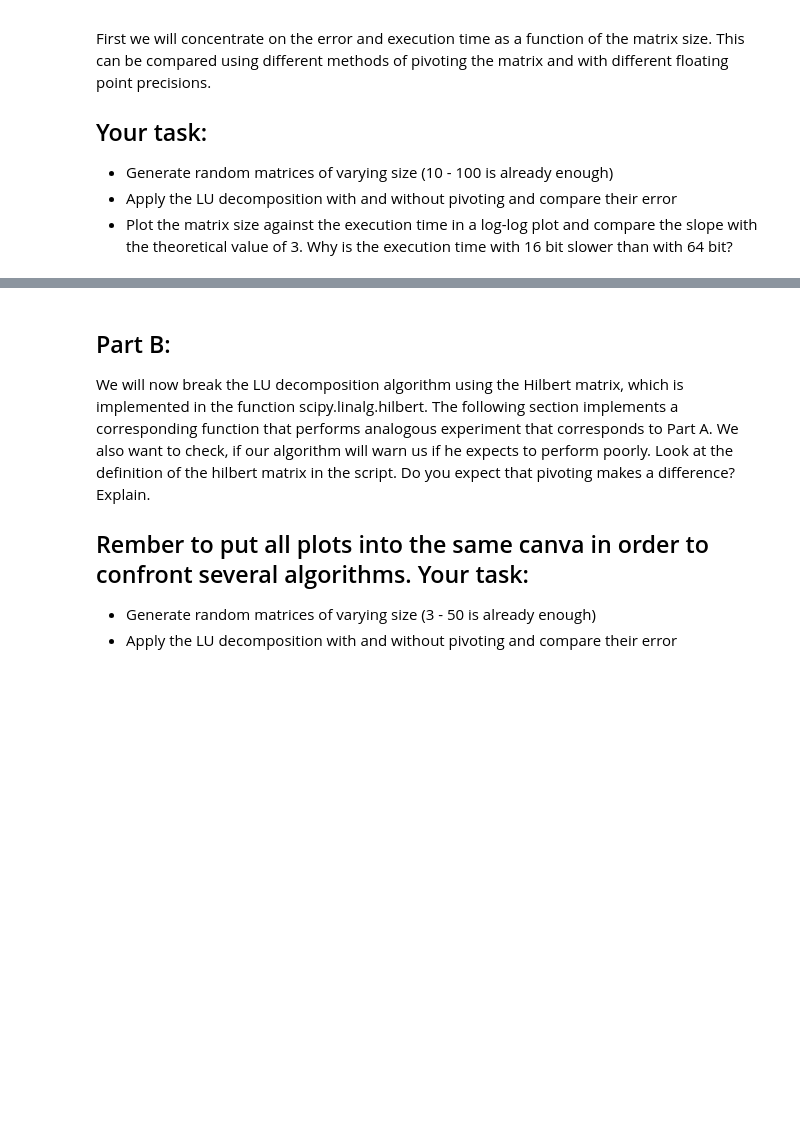
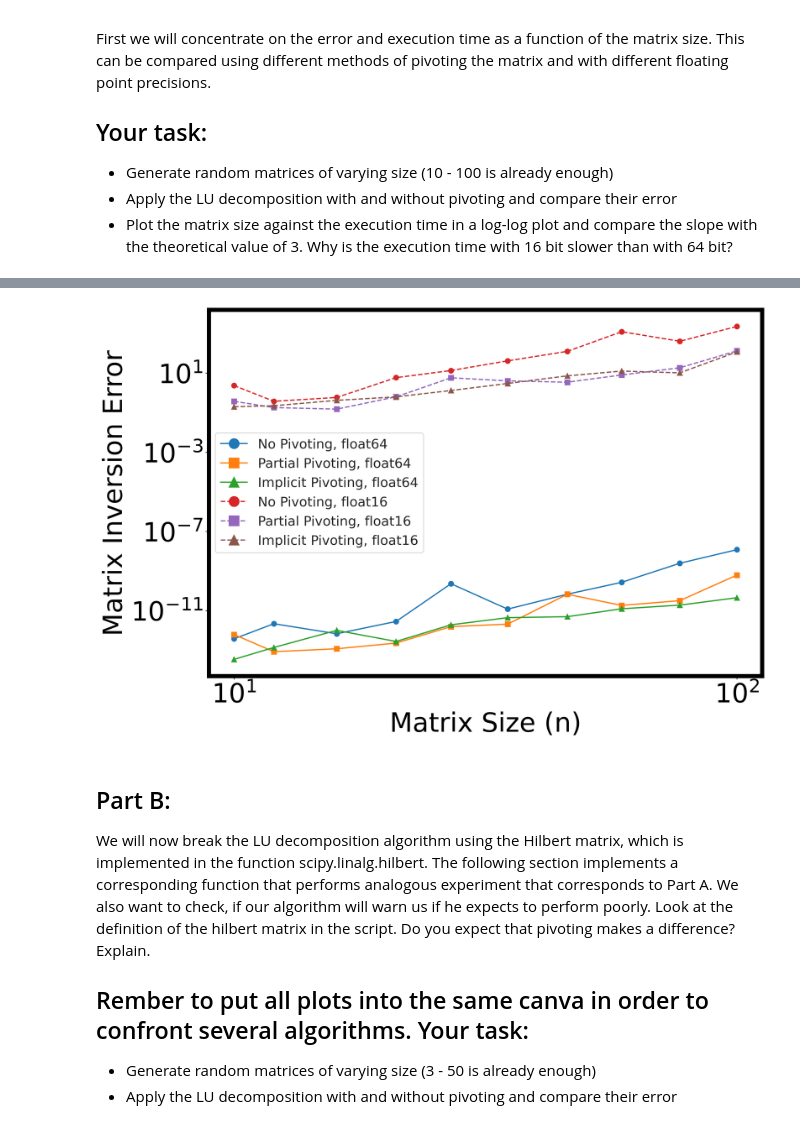
Before and after one commit to Piervi03/Numerical-Lab, a Jupyter notebook: groupNR__YYMMDD__MatrixInv__NAMES.ipynb, the cells around one changed output, grey strips where cells are left out. Cells and saved outputs as stored; diff of their text form; code cells hidden in the pictures; blank space fills up the shorter version.

```diff
--- a/groupNR__YYMMDD__MatrixInv__NAMES.ipynb
+++ b/groupNR__YYMMDD__MatrixInv__NAMES.ipynb
@@ -414,3 +485,23 @@ Your task:
+# %%
+plt.plot(bench_noPivot64[:,0], bench_noPivot64[:,1], 'o-', label='No Pivoting, float64')
+plt.plot(bench_partialPivot64[:,0], bench_partialPivot64[:,1], 's-', label='Partial Pivoting, float64')
+plt.plot(bench_implicitPivot64[:,0], bench_implicitPivot64[:,1], '^-', label='Implicit Pivoting, float64')
+
+plt.plot(bench_noPivot16[:,0], bench_noPivot16[:,1], 'o--', label='No Pivoting, float16')
+plt.plot(bench_partialPivot16[:,0], bench_partialPivot16[:,1], 's--', label='Partial Pivoting, float16')
+plt.plot(bench_implicitPivot16[:,0], bench_implicitPivot16[:,1], '^--', label='Implicit Pivoting, float16')
+plt.yscale('log')
+plt.xscale('log')
+plt.xlabel('Matrix Size (n)')
+plt.ylabel('Matrix Inversion Error')
+# plt.title('Matrix Inversion Error vs Size')
+plt.legend()
+
+# plt.savefig('matrix_inversion_error_comparison.pdf', bbox_inches='tight')
+
+plt.show()
+# %% [output]
+[figure, added]
 # %% [markdown]
 Part B:
 ------
```
Also changed, not shown: parts of 11 cells of this notebook, 1 other file.
